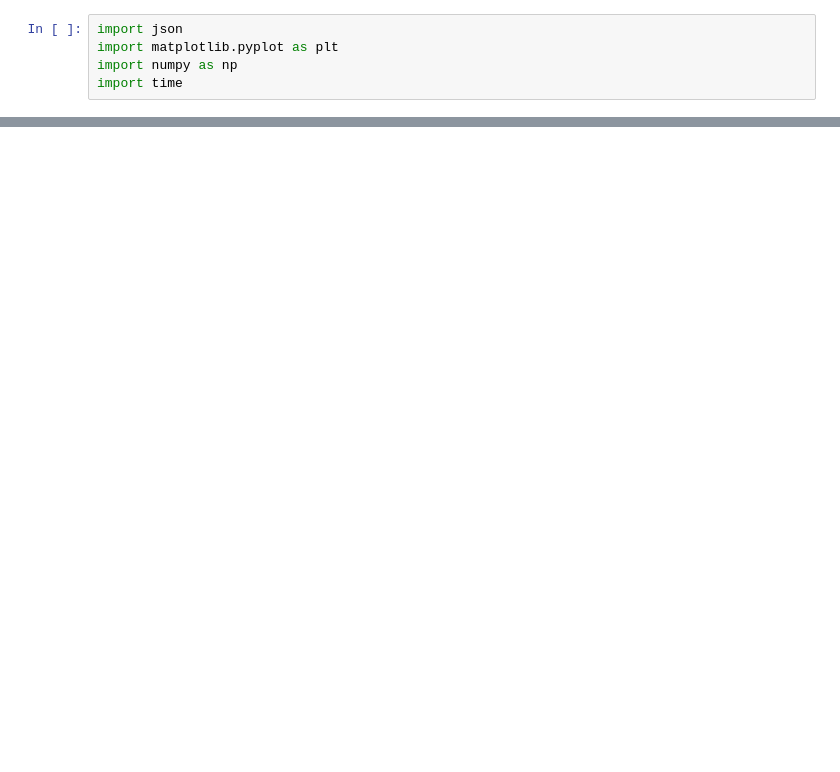
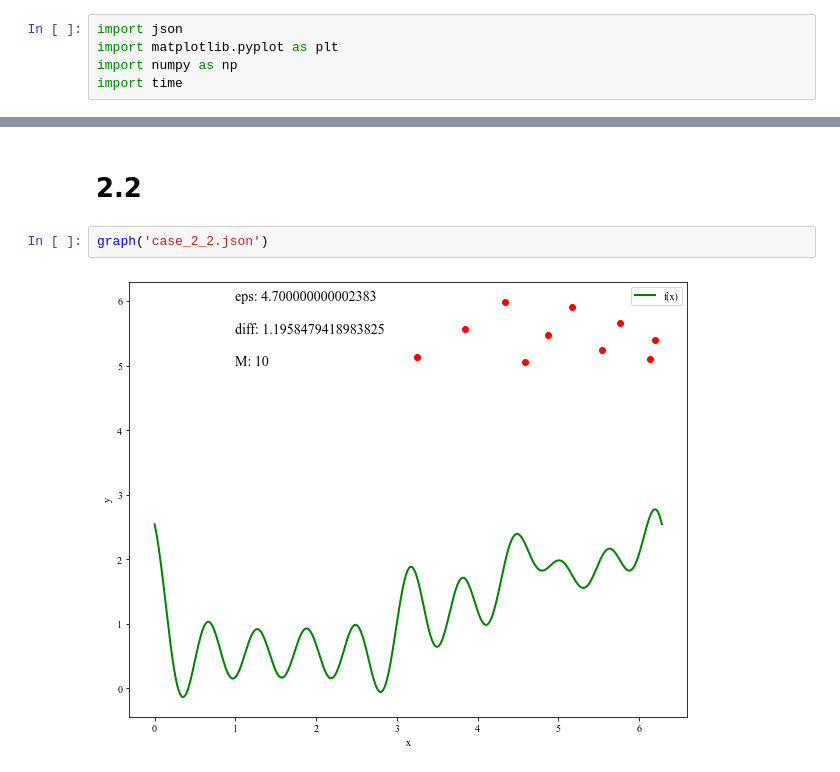
Before and after one commit to l3r8yJ/blyad, a Jupyter notebook: graph.ipynb, the cells around one changed output, grey strips where cells are left out. Saved outputs shown, nothing was run; the diff lists cells and outputs as text; blank space fills up the shorter version.

```diff
--- a/graph.ipynb
+++ b/graph.ipynb
@@ -42,0 +61,6 @@ time: 0.12397120800000039
+# %% [markdown]
+# 2.2
+# %%
+graph('case_2_2.json')
+# %% [output]
+[figure, added]
```
Also changed, not shown: parts of 9 cells of this notebook, 1 other file.
